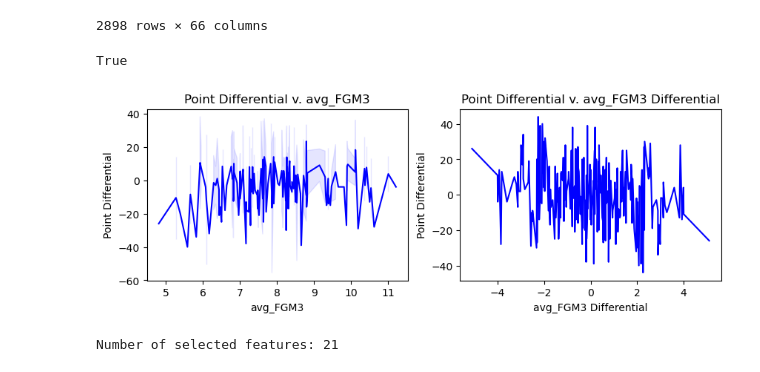
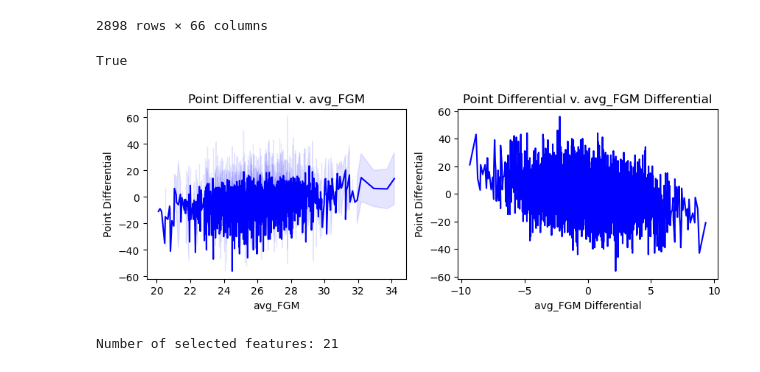
Before and after one commit to KriChau95/machine-learning-madness, a Jupyter notebook: preprocessing.ipynb, the cells around one changed output. Saved outputs shown, nothing was run; the diff lists cells and outputs as text; code cells hidden in the pictures.

```diff
--- a/preprocessing.ipynb
+++ b/preprocessing.ipynb
@@ -396,7 +396,7 @@ M_tourney_data
 | 2897 | 2025 | 1222 | 1196 | -2.000000 | 0 | 1 | 1 | 0 | 72.909804 | ... |
 2898 rows × 66 columns
 # %%
-def visualize_stat_correlation(stat_name, start_year = 2024):
+def visualize_stat_correlation(stat_name, start_year = 2003):
     # Visualize how good of a metrics seed is for predicting outcome
 
     subset_tourney_data = M_tourney_data.loc[M_tourney_data["Season"] >= start_year].copy()
@@ -411,35 +411,35 @@ def visualize_stat_correlation(stat_name, start_year = 2024):
     fig.set_figwidth(10)
 
     axs[0].plot(mu_stat.index, mu_stat, 'b-')
     axs[0].fill_between(mu_stat.index,bottom, top, color="b", alpha=0.1)
     axs[0].set_xlabel(stat_name)
     axs[0].set_ylabel('Point Differential')
     axs[0].set_title(f"Point Differential v. {stat_name}")
 
     # Visualize how good of a metrics seed differential is for predicting outcome
 
     print(not f"{stat_name}_Diff" in subset_tourney_data.columns.to_list())
 
     subset_tourney_data[f"{stat_name}_Diff"] = subset_tourney_data[f"T2_{stat_name}"] -  subset_tourney_data[f"T1_{stat_name}"]
 
     mu_seed_diff = subset_tourney_data.pivot_table(index = f"{stat_name}_Diff", values = "PointDiff", aggfunc = "mean").ffill()
     sigma_seed_diff =  subset_tourney_data.pivot_table(index = f"{stat_name}_Diff", values = "PointDiff", aggfunc = "std").ffill()
 
     bottom = list((mu_seed_diff - sigma_seed_diff)['PointDiff'])
     top = list((mu_seed_diff + sigma_seed_diff)['PointDiff'])
 
     axs[1].plot(mu_seed_diff.index, mu_seed_diff, 'b-')
     axs[1].fill_between(mu_seed_diff.index,bottom, top, color="b", alpha=0.1)
     axs[1].set_xlabel(f'{stat_name} Differential')
     axs[1].set_ylabel('Point Differential')
     axs[1].set_title(f"Point Differential v. {stat_name} Differential")
 
     plt.show()
 
-visualize_stat_correlation("avg_FGM3")
+visualize_stat_correlation("avg_FGM")
 # %% [output]
 True
-[figure, old version]
+[figure, new version]
 # %%
 selected_features = ["T1_seed",
                      "T2_seed",
```
Also changed, not shown: parts of 5 cells of this notebook.
